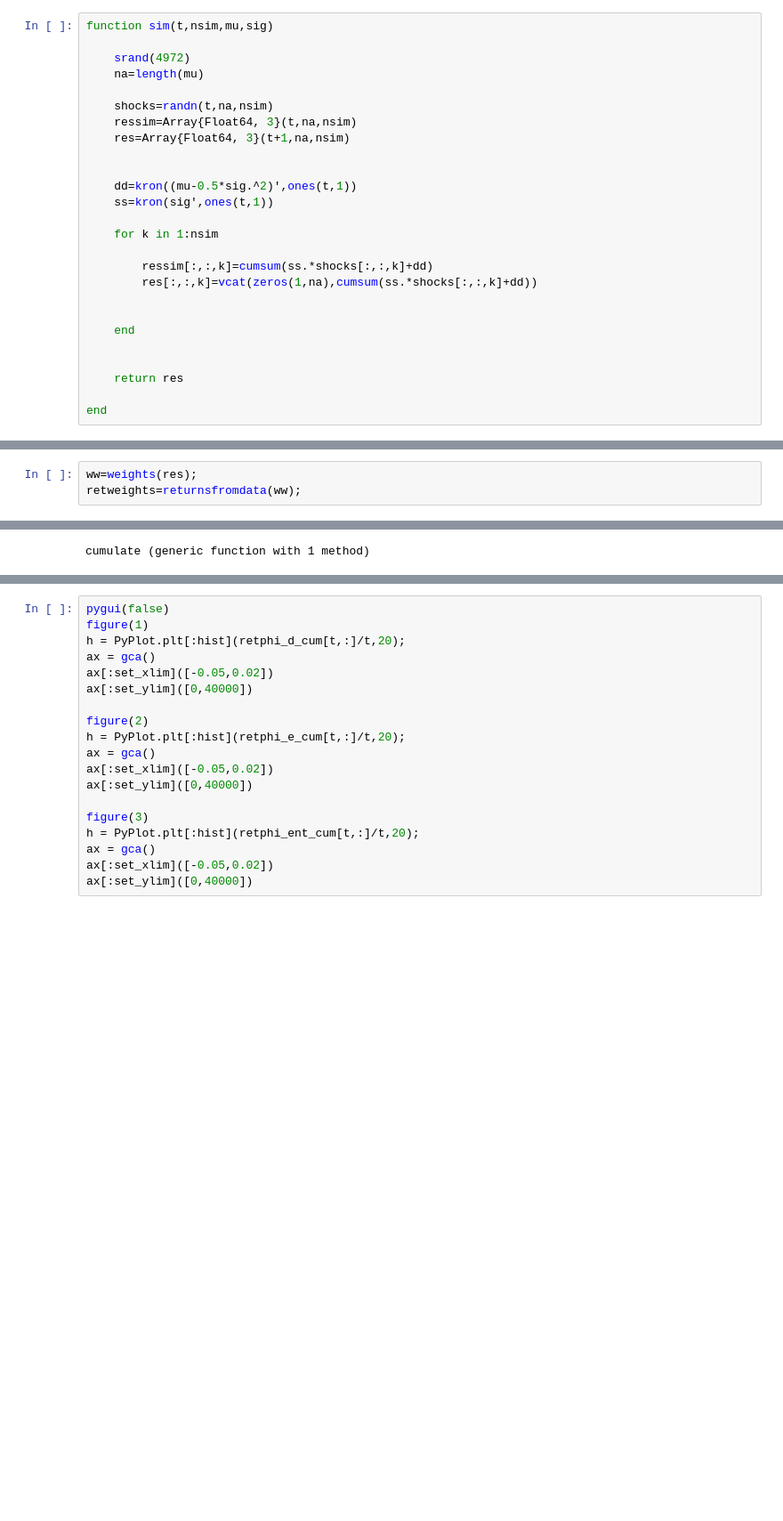
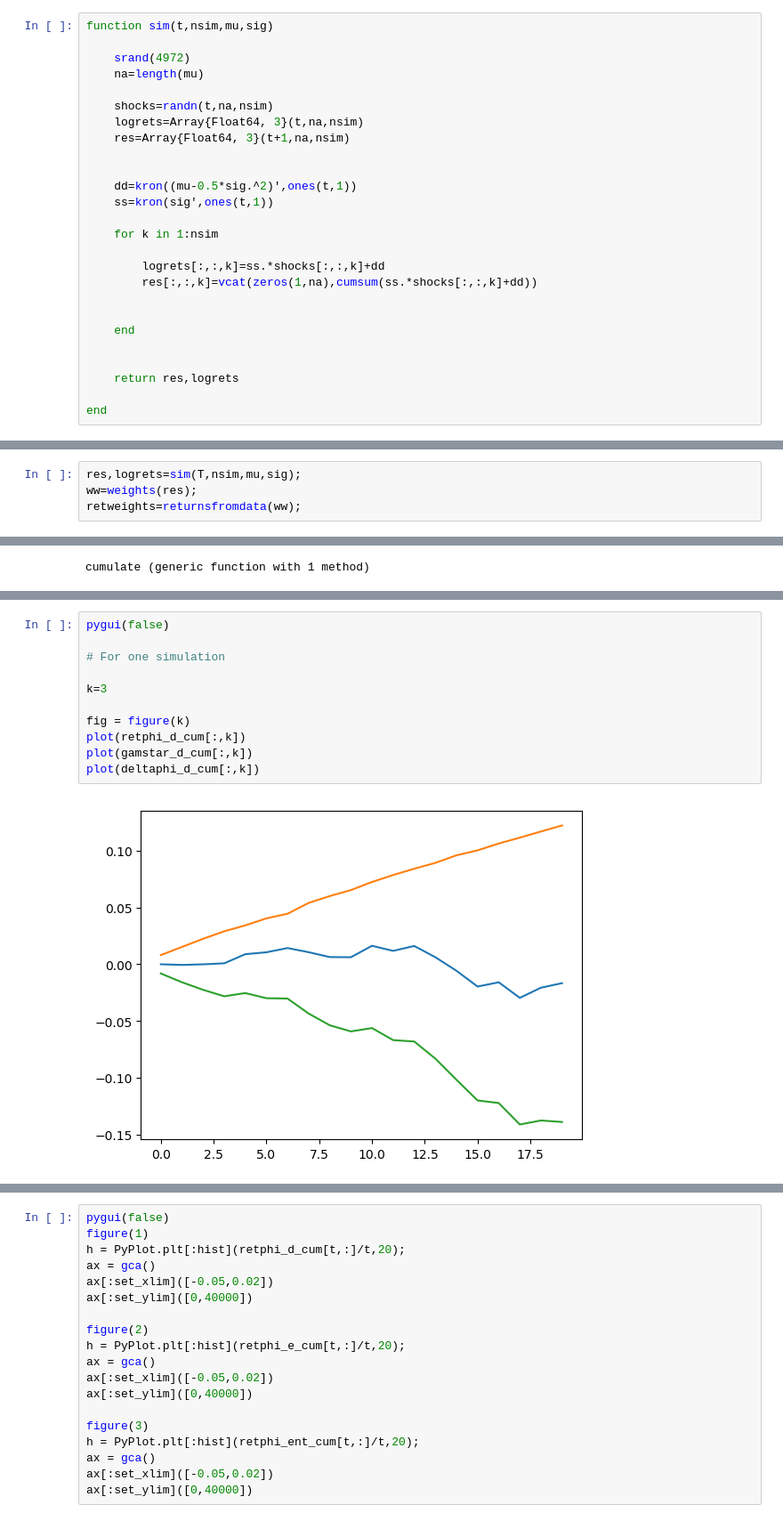
Before and after one commit to investmentmath/mkt, a Jupyter notebook: mktsimul.ipynb, the cells around one changed output, grey strips where cells are left out. Shown at 89% size. Cells and saved outputs as stored; diff of their text form; blank space fills up the shorter version.

```diff
--- a/mktsimul.ipynb
+++ b/mktsimul.ipynb
@@ -173,7 +173,7 @@ function sim(t,nsim,mu,sig)
     na=length(mu)
 
     shocks=randn(t,na,nsim)
-    ressim=Array{Float64, 3}(t,na,nsim)
+    logrets=Array{Float64, 3}(t,na,nsim)
     res=Array{Float64, 3}(t+1,na,nsim)
 
 
@@ -182,14 +182,14 @@ function sim(t,nsim,mu,sig)
 
     for k in 1:nsim
 
-        ressim[:,:,k]=cumsum(ss.*shocks[:,:,k]+dd)
+        logrets[:,:,k]=ss.*shocks[:,:,k]+dd
         res[:,:,k]=vcat(zeros(1,na),cumsum(ss.*shocks[:,:,k]+dd))
 
 
     end
 
 
-    return res
+    return res,logrets
 
 end
 # %% [output]
@@ -251,4 +298,5 @@ end
 # %%
+res,logrets=sim(T,nsim,mu,sig);
 ww=weights(res);
 retweights=returnsfromdata(ww);
 # %% [markdown]
@@ -352,0 +393,13 @@ end
+# %%
+pygui(false)
+
+# For one simulation
+
+k=3
+
+fig = figure(k)
+plot(retphi_d_cum[:,k])
+plot(gamstar_d_cum[:,k])
+plot(deltaphi_d_cum[:,k])
+# %% [output]
+[figure, added]
```
Also changed, not shown: parts of 23 cells of this notebook.
